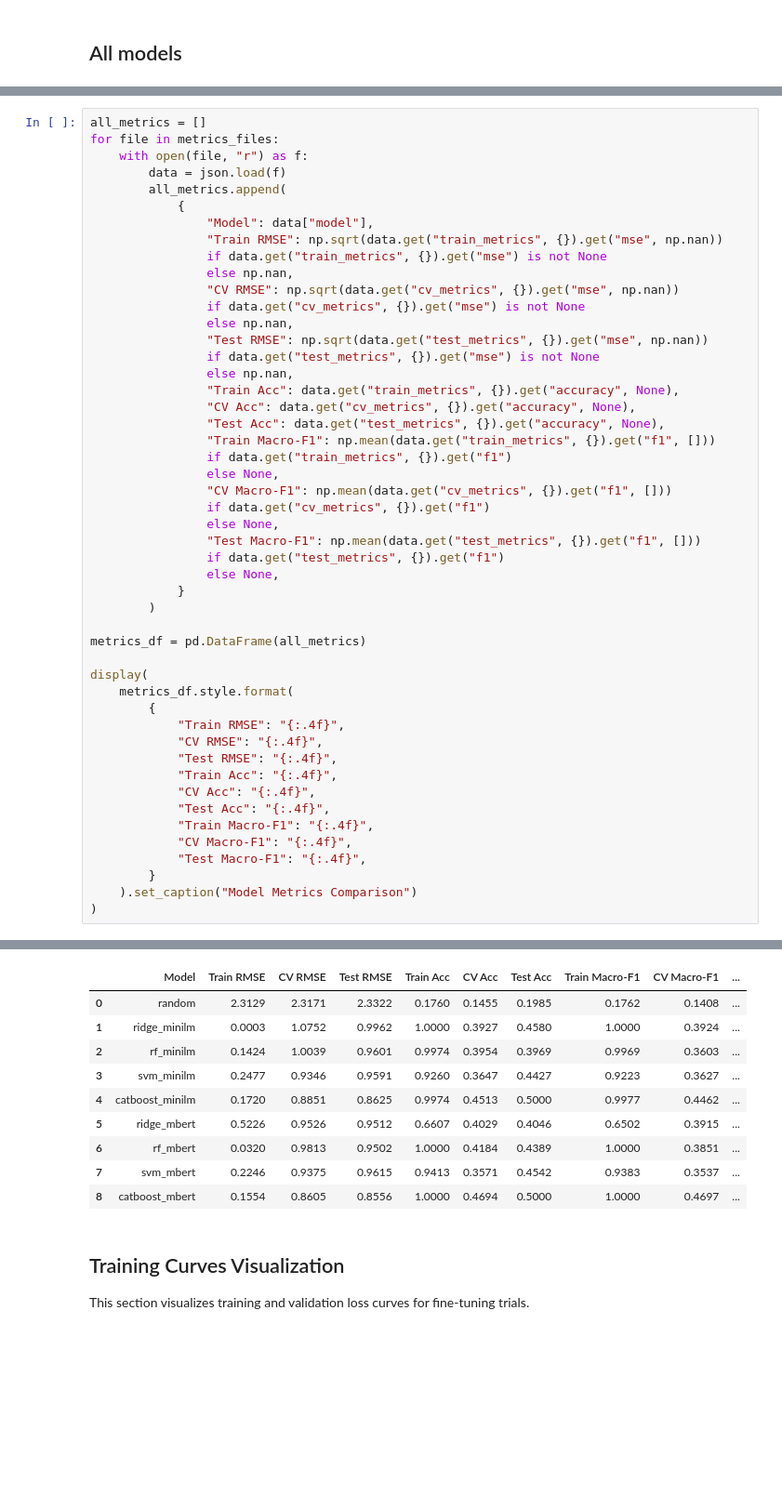
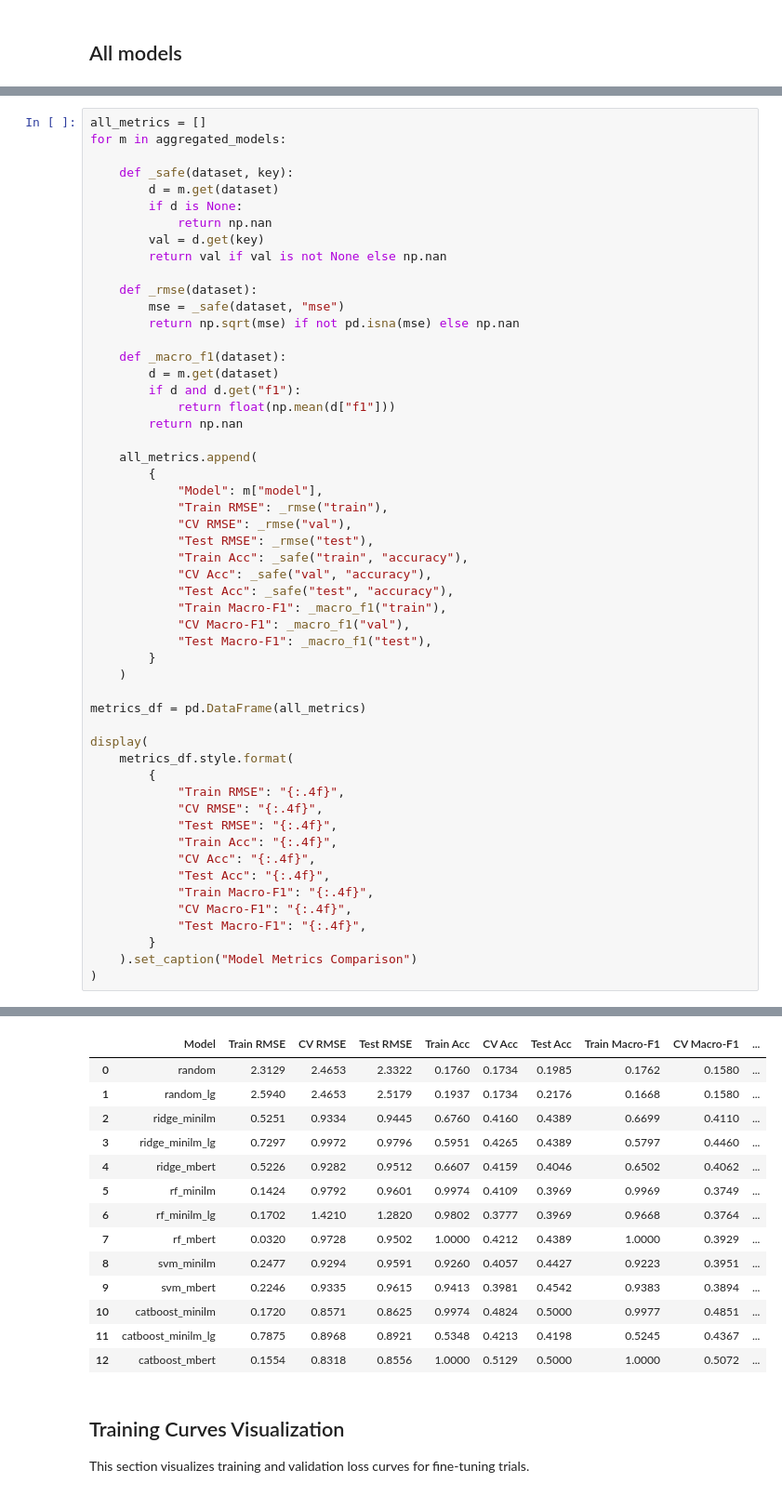
Before and after one commit to itzTerra/vis-desc, a Jupyter notebook: modules/lab/src/models/encoder/training_visualization.ipynb, the cells around one changed output, grey strips where cells are left out. Shown at 93% size. Drawn from its saved outputs; the diff is of its cells as text; blank space fills up the shorter version.

```diff
--- a/modules/lab/src/models/encoder/visualize_metrics.ipynb
+++ b/modules/lab/src/models/encoder/training_visualization.ipynb
@@ -516,64 +744,72 @@ Comparing all available models...
 # %%
 all_metrics = []
-for file in metrics_files:
-    with open(file, "r") as f:
-        data = json.load(f)
-        all_metrics.append(
-            {
-                "Model": data["model"],
-                "Train RMSE": np.sqrt(data.get("train_metrics", {}).get("mse", np.nan))
-                if data.get("train_metrics", {}).get("mse") is not None
-                else np.nan,
-                "CV RMSE": np.sqrt(data.get("cv_metrics", {}).get("mse", np.nan))
-                if data.get("cv_metrics", {}).get("mse") is not None
-                else np.nan,
-                "Test RMSE": np.sqrt(data.get("test_metrics", {}).get("mse", np.nan))
-                if data.get("test_metrics", {}).get("mse") is not None
-                else np.nan,
-                "Train Acc": data.get("train_metrics", {}).get("accuracy", None),
-                "CV Acc": data.get("cv_metrics", {}).get("accuracy", None),
-                "Test Acc": data.get("test_metrics", {}).get("accuracy", None),
-                "Train Macro-F1": np.mean(data.get("train_metrics", {}).get("f1", []))
-                if data.get("train_metrics", {}).get("f1")
-                else None,
-                "CV Macro-F1": np.mean(data.get("cv_metrics", {}).get("f1", []))
-                if data.get("cv_metrics", {}).get("f1")
-                else None,
-                "Test Macro-F1": np.mean(data.get("test_metrics", {}).get("f1", []))
-                if data.get("test_metrics", {}).get("f1")
-                else None,
-            }
-        )
+for m in aggregated_models:
+
+    def _safe(dataset, key):
+        d = m.get(dataset)
+        if d is None:
+            return np.nan
+        val = d.get(key)
+        return val if val is not None else np.nan
+
+    def _rmse(dataset):
+        mse = _safe(dataset, "mse")
+        return np.sqrt(mse) if not pd.isna(mse) else np.nan
+
+    def _macro_f1(dataset):
+        d = m.get(dataset)
+        if d and d.get("f1"):
+            return float(np.mean(d["f1"]))
+        return np.nan
+
+    all_metrics.append(
+        {
+            "Model": m["model"],
+            "Train RMSE": _rmse("train"),
+            "CV RMSE": _rmse("val"),
+            "Test RMSE": _rmse("test"),
+            "Train Acc": _safe("train", "accuracy"),
+            "CV Acc": _safe("val", "accuracy"),
+            "Test Acc": _safe("test", "accuracy"),
+            "Train Macro-F1": _macro_f1("train"),
+            "CV Macro-F1": _macro_f1("val"),
+            "Test Macro-F1": _macro_f1("test"),
+        }
+    )
 
 metrics_df = pd.DataFrame(all_metrics)
 
 display(
     metrics_df.style.format(
         {
             "Train RMSE": "{:.4f}",
             "CV RMSE": "{:.4f}",
             "Test RMSE": "{:.4f}",
             "Train Acc": "{:.4f}",
             "CV Acc": "{:.4f}",
             "Test Acc": "{:.4f}",
             "Train Macro-F1": "{:.4f}",
             "CV Macro-F1": "{:.4f}",
             "Test Macro-F1": "{:.4f}",
         }
     ).set_caption("Model Metrics Comparison")
 )
 # %% [output]
 Model Metrics Comparison
 |  | Model | Train RMSE | CV RMSE | Test RMSE | Train Acc | CV Acc | Test Acc | Train Macro-F1 | CV Macro-F1 | ... |
-| 0 | random | 2.3129 | 2.3171 | 2.3322 | 0.1760 | 0.1455 | 0.1985 | 0.1762 | 0.1408 | ... |
-| 1 | ridge_minilm | 0.0003 | 1.0752 | 0.9962 | 1.0000 | 0.3927 | 0.4580 | 1.0000 | 0.3924 | ... |
-| 2 | rf_minilm | 0.1424 | 1.0039 | 0.9601 | 0.9974 | 0.3954 | 0.3969 | 0.9969 | 0.3603 | ... |
-| 3 | svm_minilm | 0.2477 | 0.9346 | 0.9591 | 0.9260 | 0.3647 | 0.4427 | 0.9223 | 0.3627 | ... |
-| 4 | catboost_minilm | 0.1720 | 0.8851 | 0.8625 | 0.9974 | 0.4513 | 0.5000 | 0.9977 | 0.4462 | ... |
-| 5 | ridge_mbert | 0.5226 | 0.9526 | 0.9512 | 0.6607 | 0.4029 | 0.4046 | 0.6502 | 0.3915 | ... |
-| 6 | rf_mbert | 0.0320 | 0.9813 | 0.9502 | 1.0000 | 0.4184 | 0.4389 | 1.0000 | 0.3851 | ... |
-| 7 | svm_mbert | 0.2246 | 0.9375 | 0.9615 | 0.9413 | 0.3571 | 0.4542 | 0.9383 | 0.3537 | ... |
-| 8 | catboost_mbert | 0.1554 | 0.8605 | 0.8556 | 1.0000 | 0.4694 | 0.5000 | 1.0000 | 0.4697 | ... |
+| 0 | random | 2.3129 | 2.4653 | 2.3322 | 0.1760 | 0.1734 | 0.1985 | 0.1762 | 0.1580 | ... |
+| 1 | random_lg | 2.5940 | 2.4653 | 2.5179 | 0.1937 | 0.1734 | 0.2176 | 0.1668 | 0.1580 | ... |
+| 2 | ridge_minilm | 0.5251 | 0.9334 | 0.9445 | 0.6760 | 0.4160 | 0.4389 | 0.6699 | 0.4110 | ... |
+| 3 | ridge_minilm_lg | 0.7297 | 0.9972 | 0.9796 | 0.5951 | 0.4265 | 0.4389 | 0.5797 | 0.4460 | ... |
+| 4 | ridge_mbert | 0.5226 | 0.9282 | 0.9512 | 0.6607 | 0.4159 | 0.4046 | 0.6502 | 0.4062 | ... |
+| 5 | rf_minilm | 0.1424 | 0.9792 | 0.9601 | 0.9974 | 0.4109 | 0.3969 | 0.9969 | 0.3749 | ... |
+| 6 | rf_minilm_lg | 0.1702 | 1.4210 | 1.2820 | 0.9802 | 0.3777 | 0.3969 | 0.9668 | 0.3764 | ... |
+| 7 | rf_mbert | 0.0320 | 0.9728 | 0.9502 | 1.0000 | 0.4212 | 0.4389 | 1.0000 | 0.3929 | ... |
+| 8 | svm_minilm | 0.2477 | 0.9294 | 0.9591 | 0.9260 | 0.4057 | 0.4427 | 0.9223 | 0.3951 | ... |
+| 9 | svm_mbert | 0.2246 | 0.9335 | 0.9615 | 0.9413 | 0.3981 | 0.4542 | 0.9383 | 0.3894 | ... |
+| 10 | catboost_minilm | 0.1720 | 0.8571 | 0.8625 | 0.9974 | 0.4824 | 0.5000 | 0.9977 | 0.4851 | ... |
+| 11 | catboost_minilm_lg | 0.7875 | 0.8968 | 0.8921 | 0.5348 | 0.4213 | 0.4198 | 0.5245 | 0.4367 | ... |
+| 12 | catboost_mbert | 0.1554 | 0.8318 | 0.8556 | 1.0000 | 0.5129 | 0.5000 | 1.0000 | 0.5072 | ... |
 # %% [markdown]
 ## Training Curves Visualization
 
```
Also changed, not shown: parts of 5 cells of this notebook, 11 other files.
